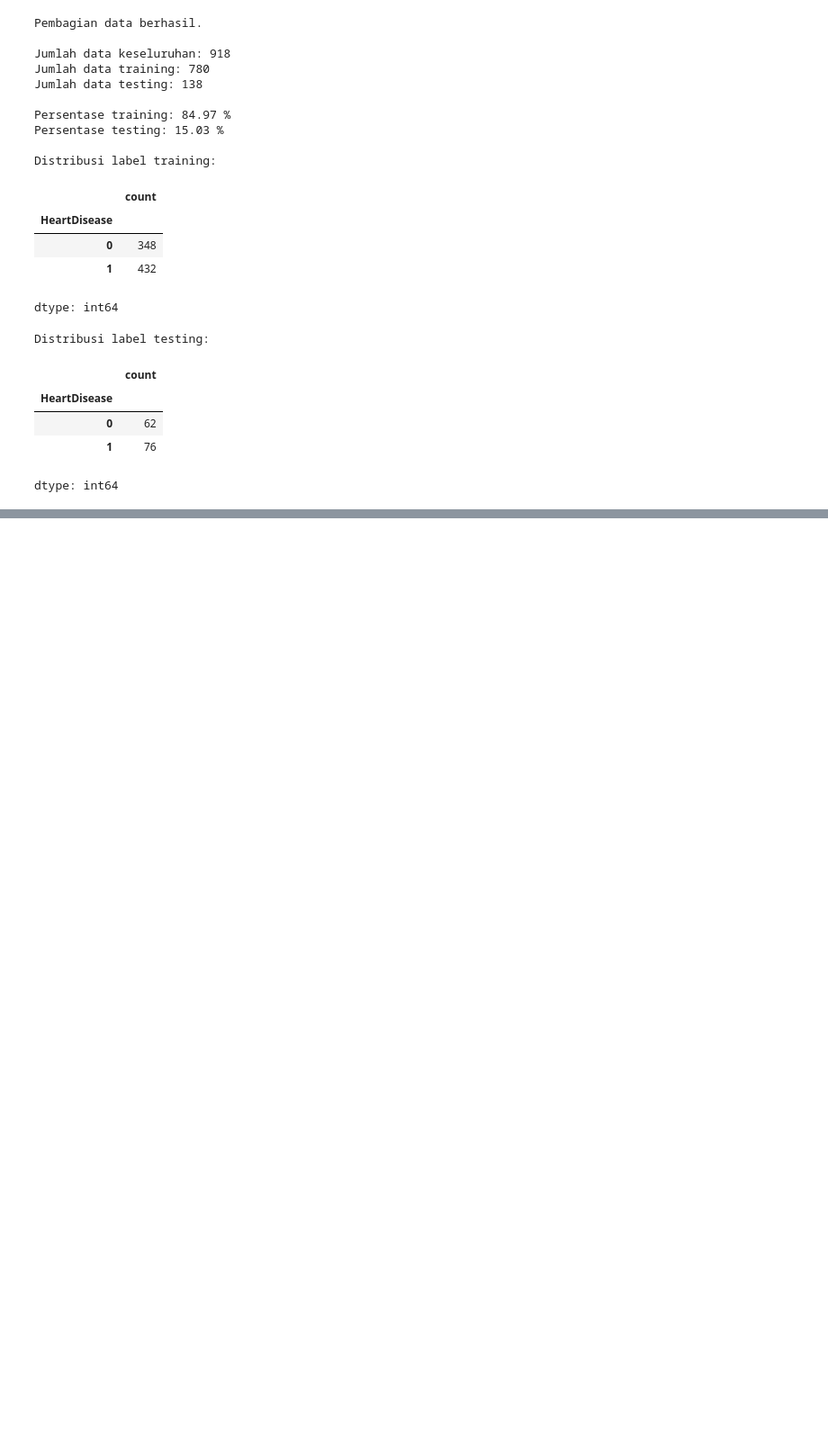
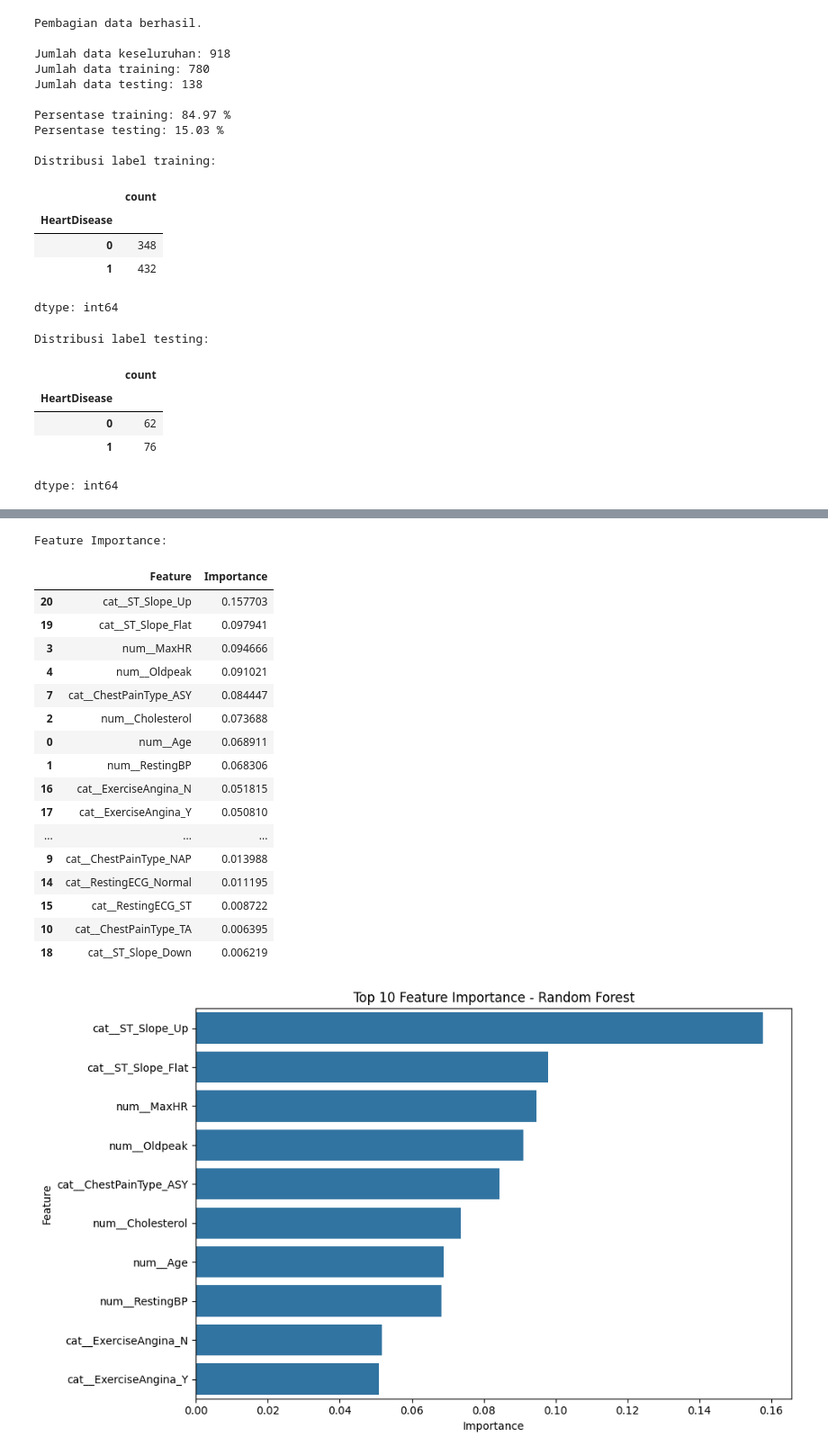
Before and after one commit to helenajemima/Kel1-Tugas-P6-Machine-Learning-2026-2027, a Jupyter notebook: Heart_Disease_Machine_Learning.ipynb, the cells around one changed output, grey strips where cells are left out. Shown at 90% size. Cells and saved outputs as stored; diff of their text form; code cells hidden in the pictures; blank space fills up the shorter version.

```diff
--- a/Heart_Disease_Machine_Learning.ipynb
+++ b/Heart_Disease_Machine_Learning.ipynb
@@ -469,0 +597,57 @@ dtype: int64
+# %%
+trained_rf = classification_pipeline.named_steps["classifier"]
+
+trained_feature_names = (
+    classification_pipeline
+    .named_steps["preprocessor"]
+    .get_feature_names_out()
+)
+
+feature_importance = pd.DataFrame({
+    "Feature": trained_feature_names,
+    "Importance": trained_rf.feature_importances_
+})
+
+feature_importance = feature_importance.sort_values(
+    by="Importance",
+    ascending=False
+)
+
+print("Feature Importance:")
+display(feature_importance)
+
+
+plt.figure(figsize=(10, 6))
+
+sns.barplot(
+    data=feature_importance.head(10),
+    x="Importance",
+    y="Feature"
+)
+
+plt.title("Top 10 Feature Importance - Random Forest")
+plt.xlabel("Importance")
+plt.ylabel("Feature")
+
+plt.tight_layout()
+plt.show()
+# %% [output]
+Feature Importance:
+|  | Feature | Importance |
+| 20 | cat__ST_Slope_Up | 0.157703 |
+| 19 | cat__ST_Slope_Flat | 0.097941 |
+| 3 | num__MaxHR | 0.094666 |
+| 4 | num__Oldpeak | 0.091021 |
+| 7 | cat__ChestPainType_ASY | 0.084447 |
+| 2 | num__Cholesterol | 0.073688 |
+| 0 | num__Age | 0.068911 |
+| 1 | num__RestingBP | 0.068306 |
+| 16 | cat__ExerciseAngina_N | 0.051815 |
+| 17 | cat__ExerciseAngina_Y | 0.050810 |
+| ... | ... | ... |
+| 9 | cat__ChestPainType_NAP | 0.013988 |
+| 14 | cat__RestingECG_Normal | 0.011195 |
+| 15 | cat__RestingECG_ST | 0.008722 |
+| 10 | cat__ChestPainType_TA | 0.006395 |
+| 18 | cat__ST_Slope_Down | 0.006219 |
+[figure, added]
```
Also changed, not shown: parts of 5 cells of this notebook.
